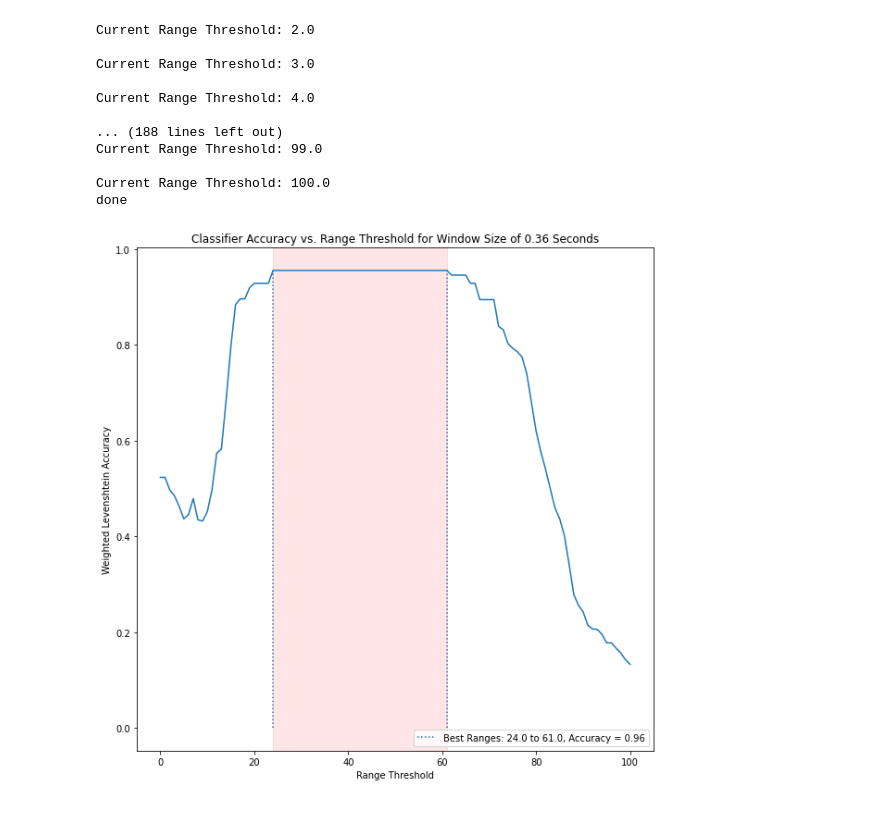
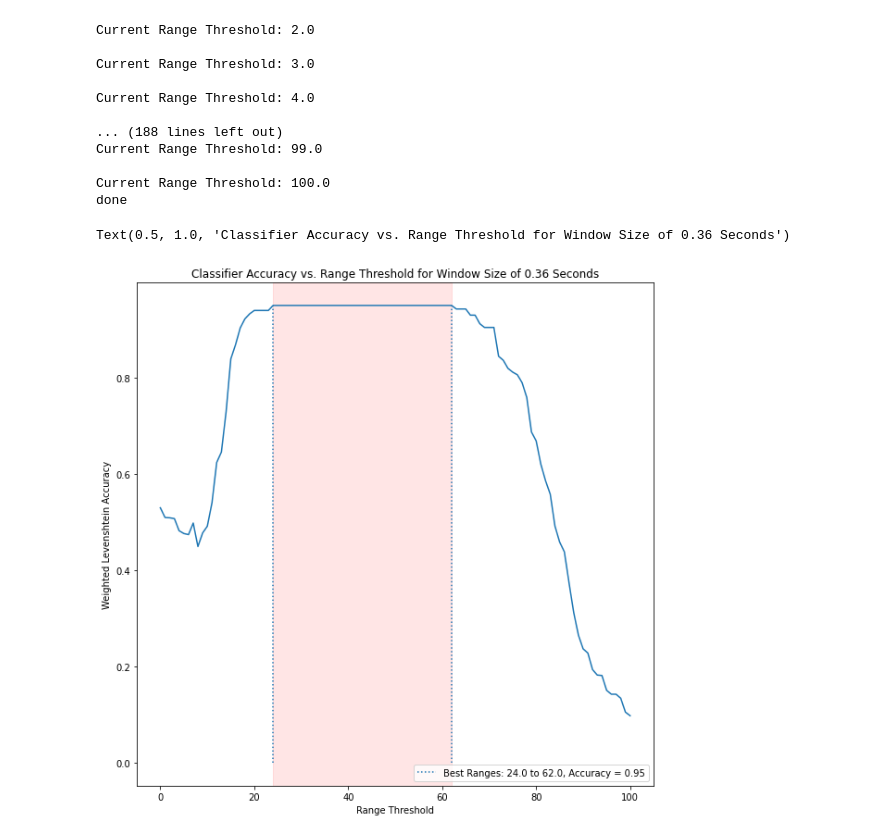
Before and after one commit to BruceWangXD/SpaceInvaders, a Jupyter notebook: notebooks/Max Min Range Classifier Range Optimisation.ipynb, the cells around one changed output. Cells and saved outputs as stored; diff of their text form; code cells hidden in the pictures.

Commit message:
Revert "Revert "Revert "Added Timing of Classifier and Removed Zeros"""
This reverts commit caf1509eb7adac63651e1354cf0b5f5320965a0e.

```diff
--- a/notebooks/Max Min Range Classifier Range Optimisation.ipynb
+++ b/notebooks/Max Min Range Classifier Range Optimisation.ipynb
@@ -106,0 +19,16 @@ data7
+# %%
+waves, labels, samprate = load_training_data(path = "Datasets/data/",
+                                             scale_factor= 1,
+                                             #blacklist = ['data8'],
+                                             whitelist = ["data"])
+
+
+samprate = 10000
+
+
+time_buffers = {"data3":(-0.3, 0.55),
+                "data2":(-0.3, 0.55),
+                "data0":(-0.3, 0.55),
+                "data1":(-0.3, 0.55),
+                "data5":(-0.5, 0.75),
+                "data4":(-0.5, 0.75)}
@@ -124,12 +54,12 @@ def my_lev_dist(prediction, actual, sub_L_cost = 1.25, sub_R_cost = 1.25, sub_un
 def ts_zero_crossings(x):
     return np.sum(x[0:-1]*x[1::] <= 0)
 # %%
-det_window = 0.45
-hyp_event_smart_threshold_factor = 0.33
+det_window = 0.35
+hyp_event_smart_threshold_factor = 0.31
 
 hyp_event_smart_threshold_window = 5
 
-window_size = 0.46
+window_size = 0.36
 hyp_detection_buffer_end = (window_size - det_window) / 2
 hyp_detection_buffer_start = (window_size - det_window) / 2
 
@@ -215,24 +145,24 @@ done
 # %%
 best_heights = []
 best_value = 0
 for acc in ave_accuracies_per_range_val.values():
     if round(acc, 5) > round(best_value, 5):  #need to round because python maintains its floats very imprecisly
         best_value = acc
 
 for key, value in ave_accuracies_per_range_val.items():
     if round(value, 5) == round(best_value, 5):
         best_heights.append(key)
 
 plt.figure(figsize=(10, 10))
 plt.plot(ave_accuracies_per_range_val.keys(), ave_accuracies_per_range_val.values())
 plt.vlines(best_heights[0], 0, best_value, linestyle=":", label=f"Best Ranges: {round(best_heights[0], 2)} to {round(best_heights[len(best_heights) - 1], 2)}, Accuracy = {round(best_value, 2)}")
 plt.vlines(best_heights[len(best_heights) - 1], 0, best_value, linestyle=":")
 plt.axvspan(best_heights[0], best_heights[len(best_heights) - 1], alpha=0.1, color='red')
 
 plt.legend(loc = "lower right")
 plt.ylabel("Weighted Levenshtein Accuracy")
 plt.xlabel("Range Threshold")
-plt.title("Classifier Accuracy vs. Range Threshold for Window Size of 0.46 Seconds")
-plt.show()
+plt.title("Classifier Accuracy vs. Range Threshold for Window Size of 0.36 Seconds")
 # %% [output]
+Text(0.5, 1.0, 'Classifier Accuracy vs. Range Threshold for Window Size of 0.36 Seconds')
-[figure, old version]
+[figure, new version]
```
Also changed, not shown: parts of 3 cells of this notebook, 39 other files.
